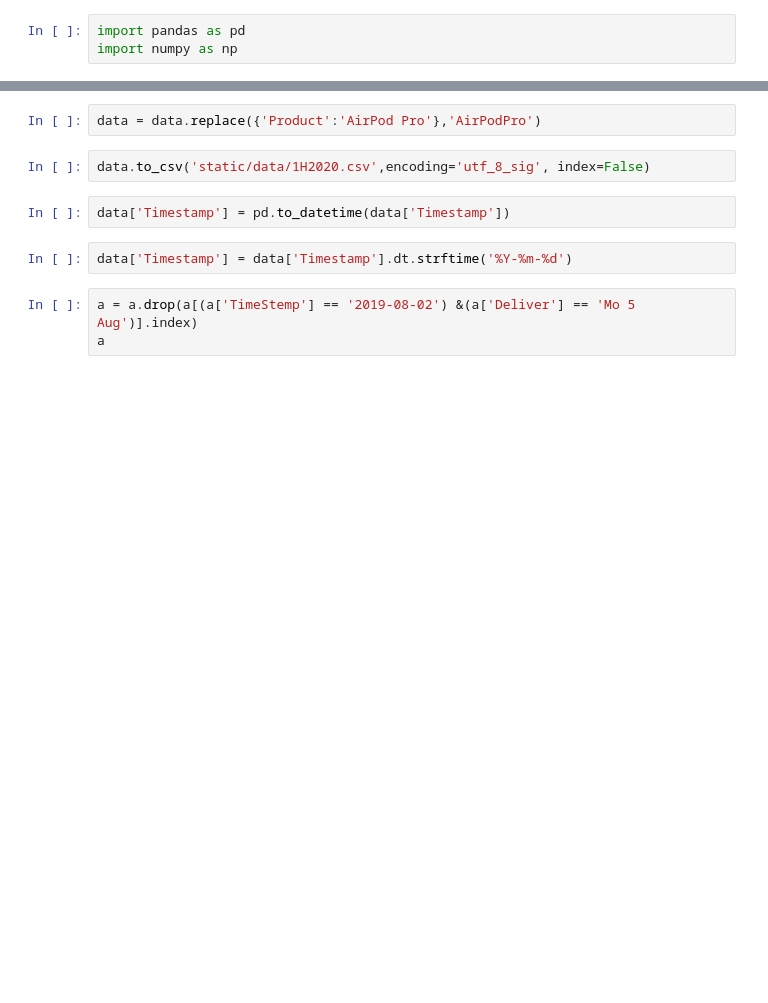
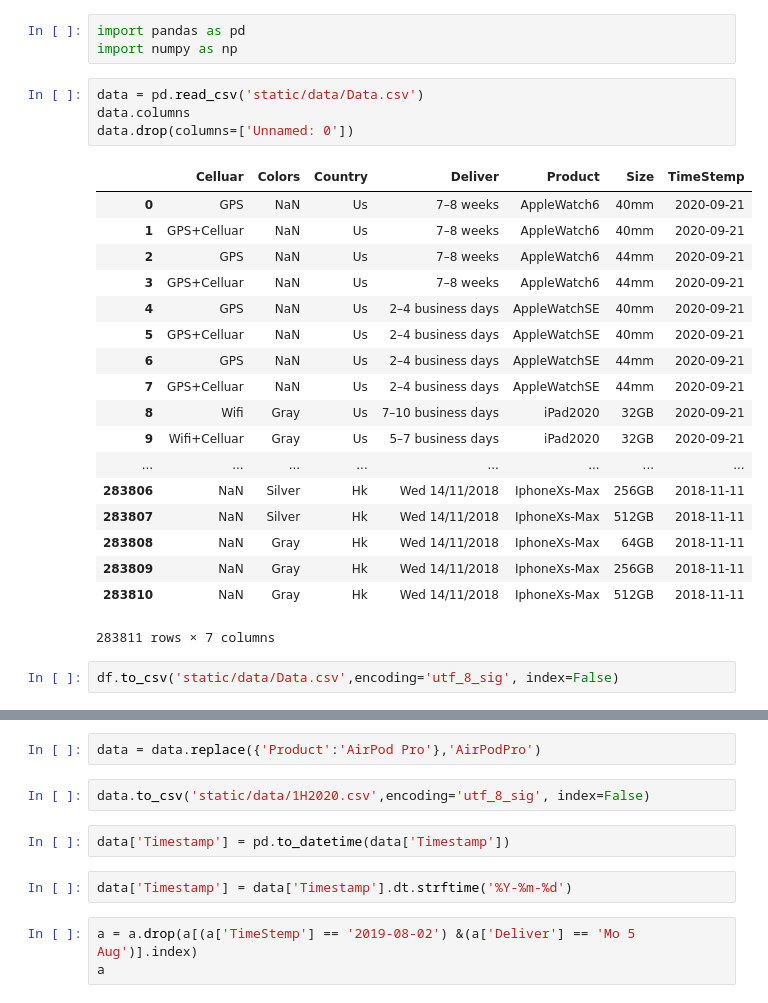
Before and after one commit to b9907051/iphone, a Jupyter notebook: Untitled.ipynb, the cells around one changed output, grey strips where cells are left out. Saved outputs shown, nothing was run; the diff lists cells and outputs as text; blank space fills up the shorter version.

```diff
--- a/Untitled.ipynb
+++ b/Untitled.ipynb
@@ -1,3 +1,28 @@
 # %%
 import pandas as pd
 import numpy as np
+# %%
+data = pd.read_csv('static/data/Data.csv')
+data.columns
+data.drop(columns=['Unnamed: 0'])
+# %% [output]
+|  | Celluar | Colors | Country | Deliver | Product | Size | TimeStemp |
+| 0 | GPS | NaN | Us | 7–8 weeks | AppleWatch6 | 40mm | 2020-09-21 |
+| 1 | GPS+Celluar | NaN | Us | 7–8 weeks | AppleWatch6 | 40mm | 2020-09-21 |
+| 2 | GPS | NaN | Us | 7–8 weeks | AppleWatch6 | 44mm | 2020-09-21 |
+| 3 | GPS+Celluar | NaN | Us | 7–8 weeks | AppleWatch6 | 44mm | 2020-09-21 |
+| 4 | GPS | NaN | Us | 2–4 business days | AppleWatchSE | 40mm | 2020-09-21 |
+| 5 | GPS+Celluar | NaN | Us | 2–4 business days | AppleWatchSE | 40mm | 2020-09-21 |
+| 6 | GPS | NaN | Us | 2–4 business days | AppleWatchSE | 44mm | 2020-09-21 |
+| 7 | GPS+Celluar | NaN | Us | 2–4 business days | AppleWatchSE | 44mm | 2020-09-21 |
+| 8 | Wifi | Gray | Us | 7–10 business days | iPad2020 | 32GB | 2020-09-21 |
+| 9 | Wifi+Celluar | Gray | Us | 5–7 business days | iPad2020 | 32GB | 2020-09-21 |
+| ... | ... | ... | ... | ... | ... | ... | ... |
+| 283806 | NaN | Silver | Hk | Wed 14/11/2018 | IphoneXs-Max | 256GB | 2018-11-11 |
+| 283807 | NaN | Silver | Hk | Wed 14/11/2018 | IphoneXs-Max | 512GB | 2018-11-11 |
+| 283808 | NaN | Gray | Hk | Wed 14/11/2018 | IphoneXs-Max | 64GB | 2018-11-11 |
+| 283809 | NaN | Gray | Hk | Wed 14/11/2018 | IphoneXs-Max | 256GB | 2018-11-11 |
+| 283810 | NaN | Gray | Hk | Wed 14/11/2018 | IphoneXs-Max | 512GB | 2018-11-11 |
+283811 rows × 7 columns
+# %%
+df.to_csv('static/data/Data.csv',encoding='utf_8_sig', index=False)
```
Also changed, not shown: parts of 2 cells of this notebook, 3 other files.
